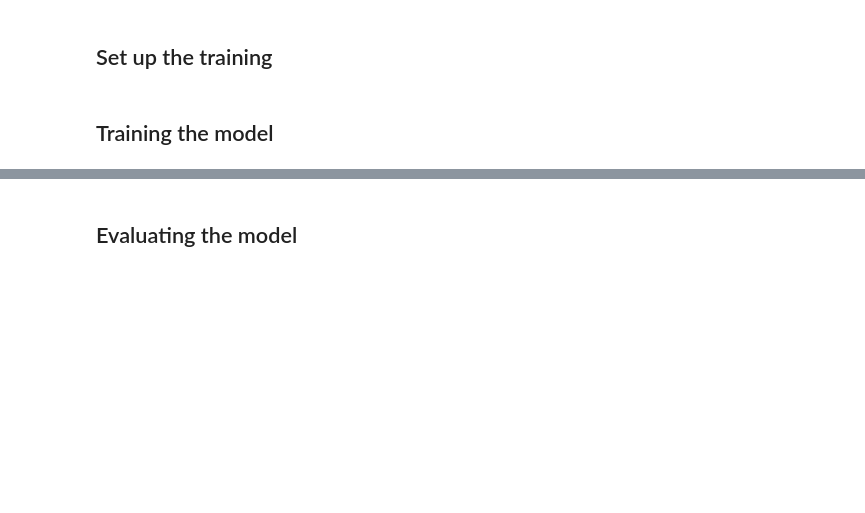
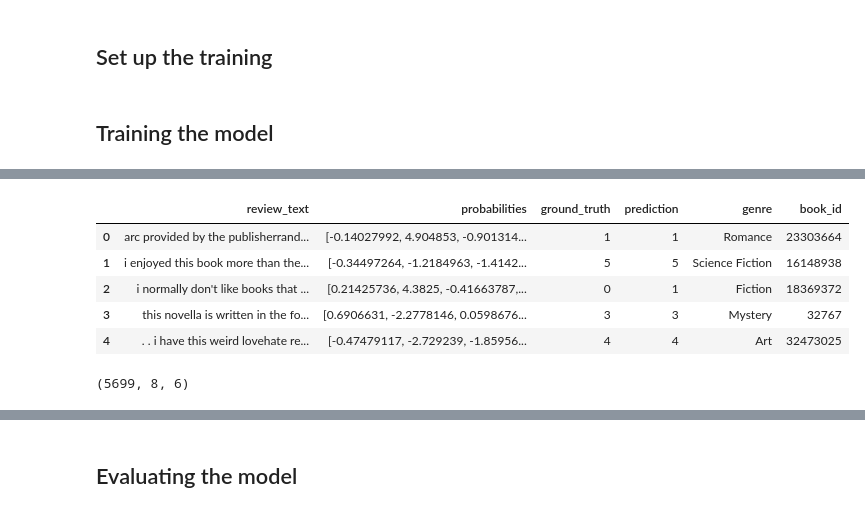
Before and after one commit to lwdovico/goodreads-book-reviews, a Jupyter notebook: Notebooks/03_Classification.ipynb, the cells around one changed output, grey strips where cells are left out. Saved outputs shown, nothing was run; the diff lists cells and outputs as text; code cells hidden in the pictures; blank space fills up the shorter version.

```diff
--- a/Notebooks/03_Classification.ipynb
+++ b/Notebooks/03_Classification.ipynb
@@ -389,4 +437,4 @@ TrainOutput(global_step=6300, training_loss=0.9991198633587549, metrics={'train_
 # %%
-predictions = trainer.predict(tokenized_datasets['valid'])
+predictions = trainer.predict(tokenized_datasets['train'])
 # %% [output]
 ***** Running Prediction *****
@@ -457,0 +465,14 @@ array([[array([array([ 0.55623996,  4.0850196 , -0.6341961 , -1.7919611 , -1.711
+# %%
+prob_df = pd.DataFrame([dataset['train']['text'], predictions.predictions, predictions.label_ids]).T
+prob_df.columns = ['review_text', 'probabilities', 'ground_truth']
+prob_df['prediction'] = prob_df['probabilities'].transform(lambda x: str(np.argmax(x)))
+prob_df = prob_df.merge(df, on = 'review_text')
+# %%
+prob_df.head()
+# %% [output]
+|  | review_text | probabilities | ground_truth | prediction | genre | book_id |
+| 0 | arc provided by the publisherrand... | [-0.14027992, 4.904853, -0.901314... | 1 | 1 | Romance | 23303664 |
+| 1 | i enjoyed this book more than the... | [-0.34497264, -1.2184963, -1.4142... | 5 | 5 | Science Fiction | 16148938 |
+| 2 | i normally don't like books that ... | [0.21425736, 4.3825, -0.41663787,... | 0 | 1 | Fiction | 18369372 |
+| 3 | this novella is written in the fo... | [0.6906631, -2.2778146, 0.0598676... | 3 | 3 | Mystery | 32767 |
+| 4 | . . i have this weird lovehate re... | [-0.47479117, -2.729239, -1.85956... | 4 | 4 | Art | 32473025 |
@@ -457,0 +501,4 @@ array([[array([array([ 0.55623996,  4.0850196 , -0.6341961 , -1.7919611 , -1.711
+# %%
+training_books.shape
+# %% [output]
+(5699, 8, 6)
```
Also changed, not shown: parts of 38 cells of this notebook.
